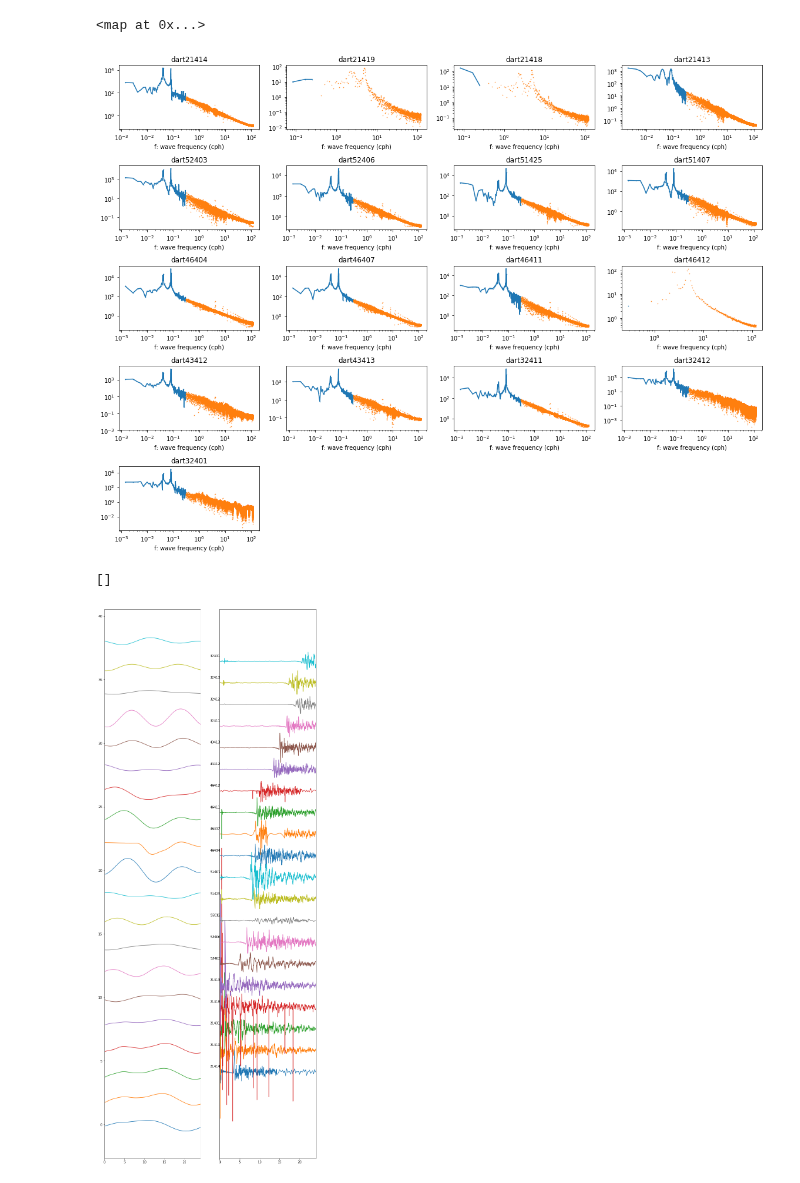
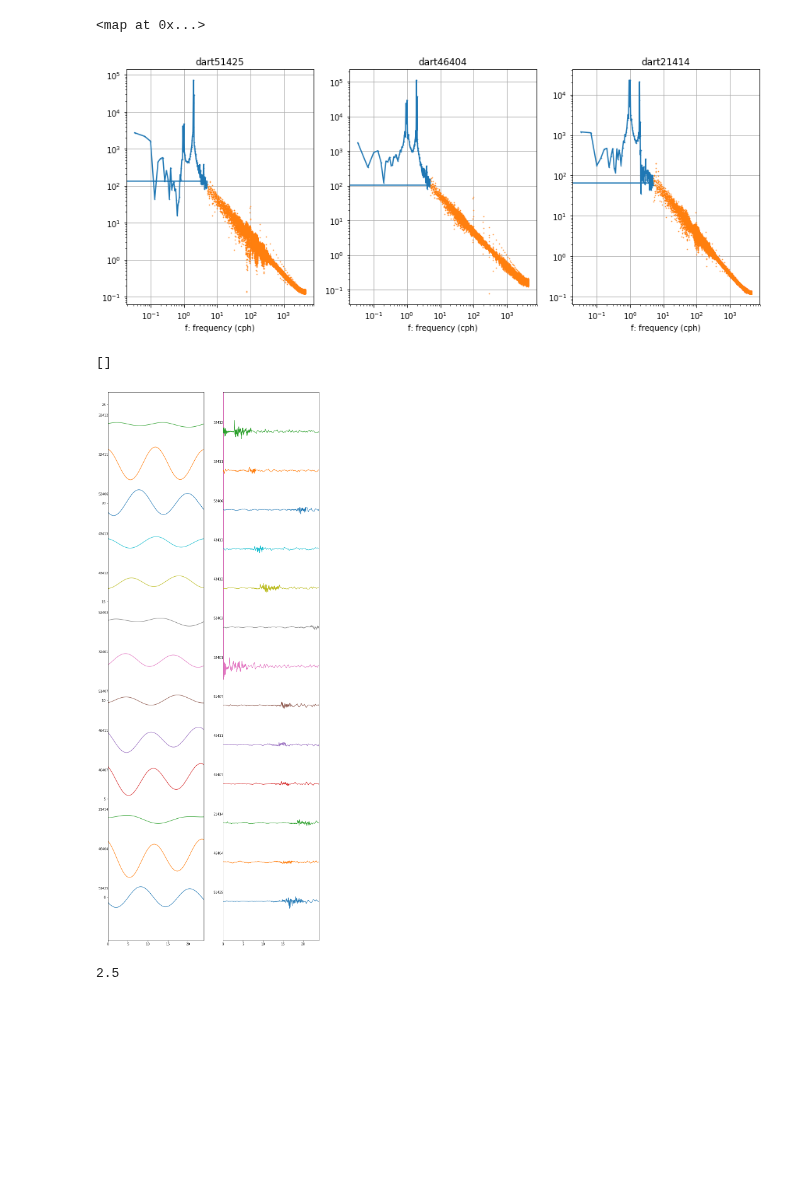
Before and after one commit to jgalazm/Nami, a Jupyter notebook: validation/06_illapel2015/data/dart_buoys_filter.ipynb, the cells around one changed output. Saved outputs shown, nothing was run; the diff lists cells and outputs as text; code cells hidden in the pictures; blank space fills up the shorter version.

```diff
--- a/validation/06_illapel2015/data/dart_buoys_filter.ipynb
+++ b/validation/06_illapel2015/data/dart_buoys_filter.ipynb
@@ -57,13 +94,16 @@ def interpolateToUniformStep(df2):
 # %%
-def filterSignal(h,cut):
+def filterSignal(h,cut,dt):
 
-    a = np.fft.rfft(h)
-    freq = np.fft.rfftfreq(h.shape[0],d=15/60/60)
+    print('taking fft of signal with shape:', h.shape)
+    a = np.fft.fft(h)
+    freq = np.fft.fftfreq(h.shape[0],d=dt)
     alow = np.where(np.abs(freq)<=cut,a,0.0)
     ahigh = np.where(np.abs(freq)>cut,a,0.0)
-    hlow = np.fft.irfft(alow)
-    hhigh = np.fft.irfft(ahigh)
-
+    print('getting low freq signal')
+    hlow = np.fft.ifft(alow)
+    print('getting high freq signal')
+    hhigh = np.fft.ifft(ahigh)
+    print('done')
     nonzerolow = np.where(np.abs(alow)>1e-5)[0]
     nonzerohigh = np.where(np.abs(ahigh)>1e-5)[0]
     lowSignal = {
@@ -80,15 +120,19 @@ def filterSignal(h,cut):
     return lowSignal, highSignal
 # %%
 def getFilteredSignal(df,cut):
-    t,h = interpolateToUniformStep(df)
-    lowSignal, highSignal = filterSignal(h,cut)
+    dt, t,h = interpolateToUniformStep(df)
+    lowSignal, highSignal = filterSignal(h,cut,dt)
     return lowSignal, highSignal, t, h
 # %%
 filteredSignals = {}
+# %%
+threshold = {}
+for key in dataFrames.keys():
+    threshold[key] = 5
 # %%
 for key in dataFrames.keys():
-    print(key)
-    lowSignal,highSignal, t, h = getFilteredSignal(dataFrames[key], 0.3)
+    print('\n{}'.format(key))
+    lowSignal,highSignal, t, h = getFilteredSignal(dataFrames[key], threshold[key])
     filteredSignals[key] = {
         'lowSignal': lowSignal,
         'highSignal': highSignal,
@@ -122,27 +166,28 @@ map(lambda k: k, dataFrames.keys())
 # %% [output]
 <map at 0x...>
 # %%
-plt.figure(figsize=(16,12))
-for i,dart in enumerate(DARTs):
+plt.figure(figsize=(16,12*2))
+for i,dart in enumerate(list(DARTs)[:3]):
 
     lowSignal,highSignal, t, h = (filteredSignals[dart]['lowSignal'],
                             filteredSignals[dart]['highSignal'],
                             filteredSignals[dart]['t'],
                             filteredSignals[dart]['h'] )
 
     plt.subplot(5,4,i+1)
     plt.plot(lowSignal['freq'][1:],np.abs(lowSignal['a'])[1:],'.-',ms=1)
     plt.plot(highSignal['freq'][1:],np.abs(highSignal['a'])[1:],'.',ms=1)
 
     plt.xscale('log')
     plt.yscale('log')
-    plt.xlabel('f: wave frequency (cph)')
+    plt.grid('on')
+    plt.xlabel('f: frequency (cph)')
     plt.title('dart{}'.format(dart))
 #     plt.ylim(4,14)
 plt.tight_layout()
 plt.savefig('dart-spectra.png',dpi=300)
 # %% [output]
-[figure, old version]
+[figure, new version]
 # %%
 earthquakeDate = pd.to_datetime('2015-09-16 22:54:33')
 tearthquake = earthquakeDate.to_julian_date()
@@ -160,13 +205,17 @@ for i,dart in enumerate(DARTs):
     df = dataFrames[dart]
     ax1.plot((t-tearthquake)*24,lowSignal['h'].real+i*2)
     ax2.plot((t-tearthquake)*24,highSignal['h'].real+i*0.25)
+
+    ax1.text(-2.4, i*2+0.05*8, '{}'.format(dart))
     ax2.text(-2.4, i*0.25+0.05, '{}'.format(dart))
 # plt.ylim(-2,10)
 ax1.set_xlim(0,24)
 ax2.set_xlim(0,24)
+ax2.set_ylim(-1,len(DARTs)*2)
+ax2.set_ylim(-1/4,len(DARTs)*0.25)
 
 ax2.set_yticks([])
 # plt.gca().get_yaxis().set_visible(False)
 # %% [output]
 []
-[figure, old version]
+[figure, new version]
@@ -172,0 +225,4 @@ ax2.set_yticks([])
+# %%
+20/8
+# %% [output]
+2.5
```
Also changed, not shown: parts of 18 cells of this notebook, 4 other files.
